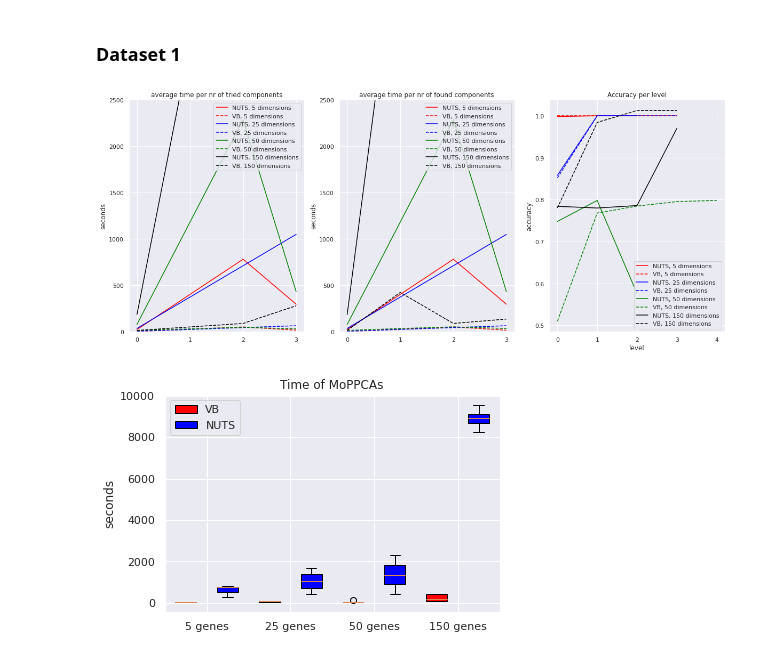
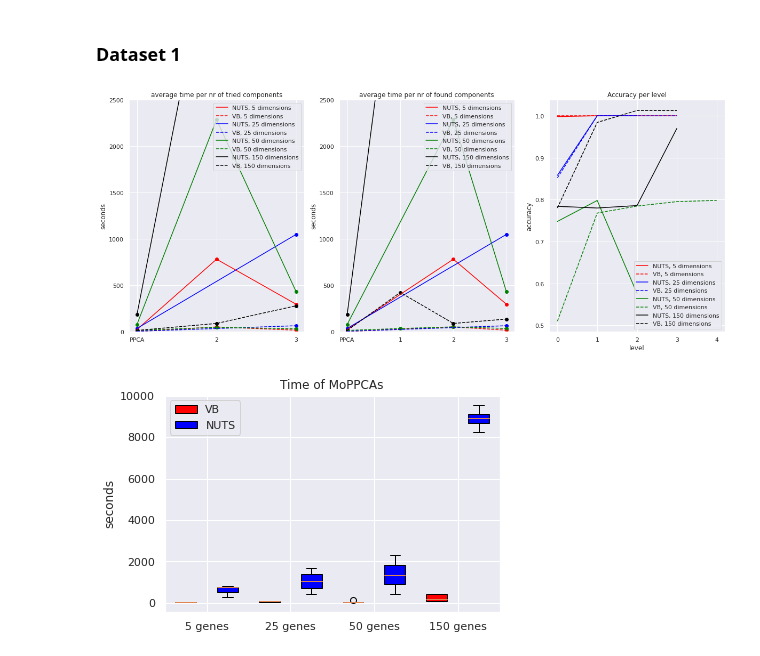
Before and after one commit to tobias-beers/RNA_visualization, a Jupyter notebook: Code/PyStan/NUTS_VB_comparison.ipynb, the cells around one changed output. Drawn from its saved outputs; the diff is of its cells as text; code cells hidden in the pictures.

```diff
--- a/Code/PyStan/NUTS_VB_comparison.ipynb
+++ b/Code/PyStan/NUTS_VB_comparison.ipynb
@@ -119,15 +119,17 @@ for i in range(4):
     boxpoints_nuts = np.array(boxpoints_nuts)
     nanindex_vb = np.array(nanindex_vb)
     boxpoints_vb = np.array(boxpoints_vb)
-    ax.plot(np.array([0,1,2,3])[nanindex_nuts],boxpoints_nuts[nanindex_nuts], label='NUTS, %i dimensions'%[5,25, 50,150, 250][i], c= ['red', 'blue', 'green', 'black', 'purple'][i])
-    ax.plot(np.array([0,1,2,3])[nanindex_vb],boxpoints_vb[nanindex_vb], label='VB, %i dimensions'%[5,25, 50,150, 250][i], c= ['red', 'blue', 'green', 'black', 'purple'][i], linestyle='--')
+    ax.plot(np.array([1,1,2,3])[nanindex_nuts],boxpoints_nuts[nanindex_nuts], label='NUTS, %i dimensions'%[5,25, 50,150, 250][i], c= ['red', 'blue', 'green', 'black', 'purple'][i])
+    ax.scatter(np.array([1,1,2,3])[nanindex_nuts],boxpoints_nuts[nanindex_nuts], c= ['red', 'blue', 'green', 'black', 'purple'][i])
+    ax.plot(np.array([1,1,2,3])[nanindex_vb],boxpoints_vb[nanindex_vb], label='VB, %i dimensions'%[5,25, 50,150, 250][i], c= ['red', 'blue', 'green', 'black', 'purple'][i], linestyle='--')
+    ax.scatter(np.array([1,1,2,3])[nanindex_vb],boxpoints_vb[nanindex_vb], c= ['red', 'blue', 'green', 'black', 'purple'][i])
 i+=1
 # ax.plot(knots_vb_found[i], timings_vb[i], label='V, %i dimensions'%[5,25, 50,150, 250][i], linestyle='--', c= ['red', 'blue', 'green', 'black', 'purple', 'purple'][i])
 ax.legend(loc='upper right')
 ax.set_ylabel('seconds')
 ax.set_ylim((0,2500))
-ax.set_xticks([0,1,2,3])
-# ax.set_xticklabels(['PPCA', 'MoPPCAs', 'MoPPCAs', 'MoPPCAs', 'MoPPCAs'])
+ax.set_xticks([1,2,3])
+ax.set_xticklabels(['PPCA',2,3])
 ax = fig.add_subplot(132)
 ax.set_title('average time per nr of found components')
 for i in range(4):
@@ -145,34 +147,37 @@ for i in range(4):
         if len(np.array(timings_vb[i])[np.array(knots_vb_found[i])==j])>0:
             boxpoints_vb.append(np.mean(np.array(timings_vb[i])[np.array(knots_vb_found[i])==j]))
             nanindex_vb.append(True)
         else:
             boxpoints_vb.append(0)
             nanindex_vb.append(False)
     nanindex_nuts = np.array(nanindex_nuts)
     boxpoints_nuts = np.array(boxpoints_nuts)
     nanindex_vb = np.array(nanindex_vb)
     boxpoints_vb = np.array(boxpoints_vb)
     ax.plot(np.array([0,1,2,3])[nanindex_nuts],boxpoints_nuts[nanindex_nuts], label='NUTS, %i dimensions'%[5,25, 50,150, 250][i], c= ['red', 'blue', 'green', 'black', 'purple'][i])
+    ax.scatter(np.array([0,1,2,3])[nanindex_nuts],boxpoints_nuts[nanindex_nuts], c= ['red', 'blue', 'green', 'black', 'purple'][i])
     ax.plot(np.array([0,1,2,3])[nanindex_vb],boxpoints_vb[nanindex_vb], label='VB, %i dimensions'%[5,25, 50,150, 250][i], c= ['red', 'blue', 'green', 'black', 'purple'][i], linestyle='--')
+    ax.scatter(np.array([0,1,2,3])[nanindex_vb],boxpoints_vb[nanindex_vb], c= ['red', 'blue', 'green', 'black', 'purple'][i])
 i+=1
 ax.legend(loc='upper right')
 ax.set_ylabel('seconds')
 ax.set_ylim((0,2500))
 ax.set_xticks([0,1,2,3])
+ax.set_xticklabels(['PPCA', 1,2,3])
 ax = fig.add_subplot(133)
 ax.set_title('Accuracy per level')
 for i in range(4):
     ax.plot(range(len(acc_scores_nuts[i])), acc_scores_nuts[i], label='NUTS, %i dimensions'%[5,25, 50,150, 250][i], c= ['red', 'blue', 'green', 'black', 'purple'][i])
     ax.plot(range(len(acc_scores_vb[i])), acc_scores_vb[i], label='VB, %i dimensions'%[5,25, 50,150, 250][i], linestyle='--', c= ['red', 'blue', 'green', 'black', 'purple'][i])
 i+=1
 # ax.plot(range(len(acc_scores_vb[i])), acc_scores_vb[i], label='V, %i dimensions'%[5,25, 50,150, 250][i], linestyle='--', c= ['red', 'blue', 'green', 'black', 'purple'][i])
 ax.legend(loc='lower right')
 ax.set_ylabel('accuracy')
 ax.set_xlabel('level')
 ax.set_xticks([0,1,2,3,4])
 plt.show()
 # %% [output]
-[figure, old version]
+[figure, new version]
 # %%
 boxpoints = []
 names = []
```
